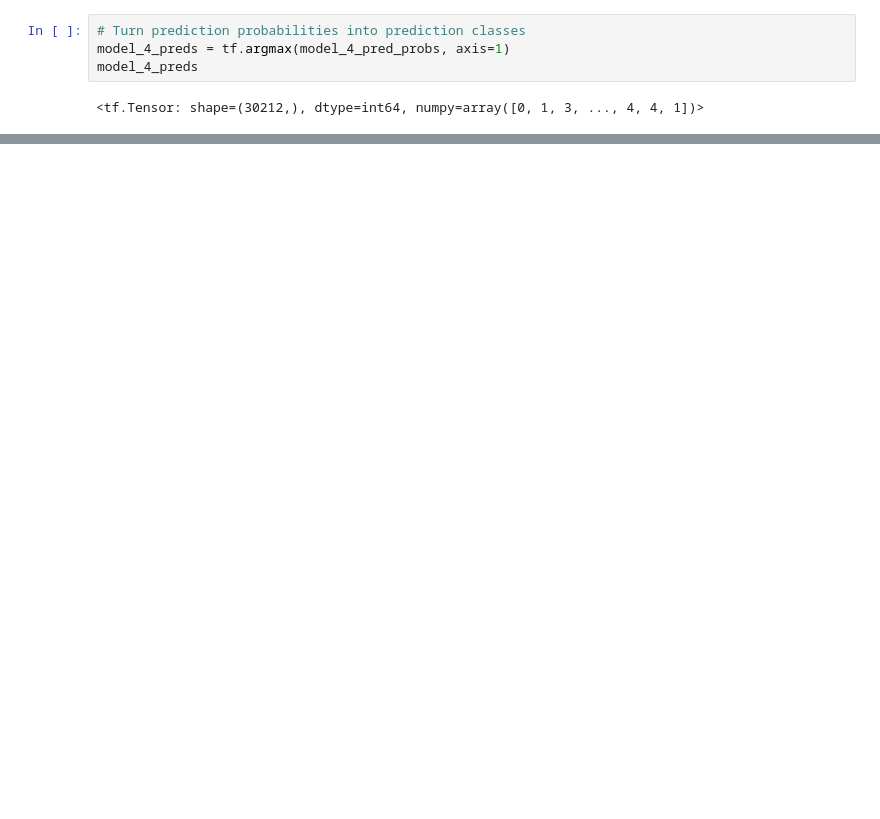
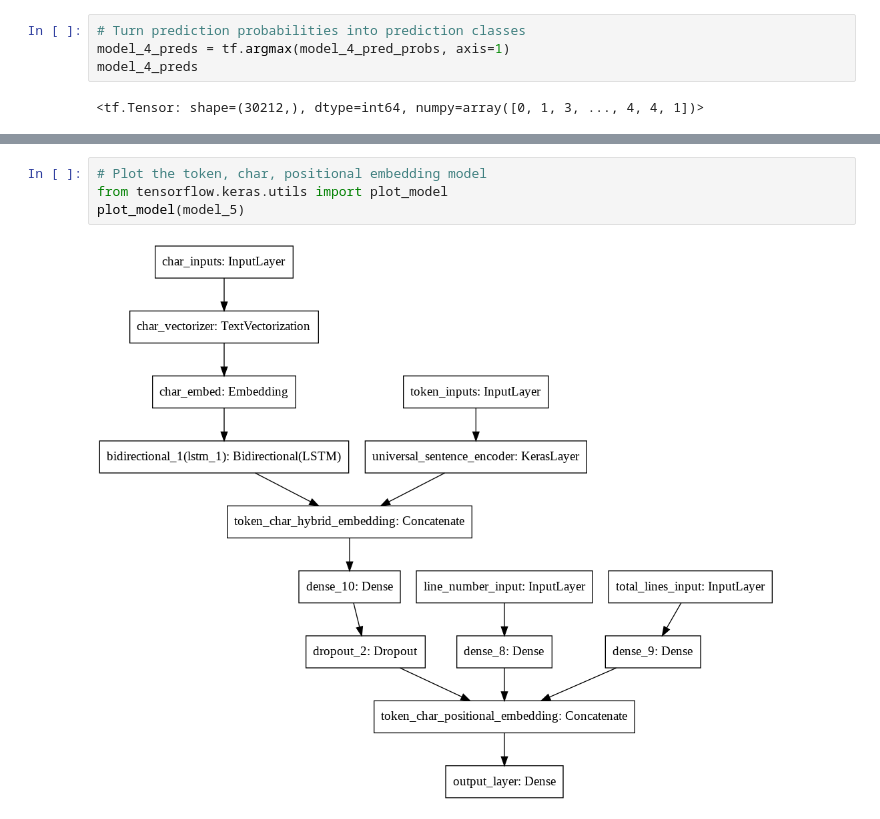
Before and after one commit to prachuryanath/TF-Learning, a Jupyter notebook: 09_SkimLit_nlp_milestone_project_2.ipynb, the cells around one changed output, grey strips where cells are left out. Drawn from its saved outputs; the diff is of its cells as text; blank space fills up the shorter version.

```diff
--- a/09_SkimLit_nlp_milestone_project_2.ipynb
+++ b/09_SkimLit_nlp_milestone_project_2.ipynb
@@ -1214,0 +1465,6 @@ model_4_results
+# %%
+# Plot the token, char, positional embedding model
+from tensorflow.keras.utils import plot_model
+plot_model(model_5)
+# %% [output]
+[figure, added]
```
Also changed, not shown: parts of 89 cells of this notebook.
